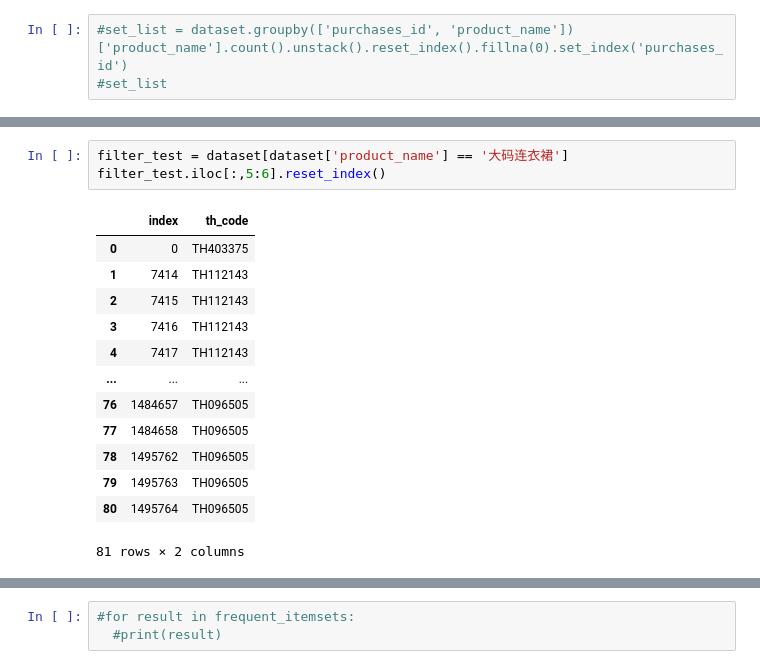
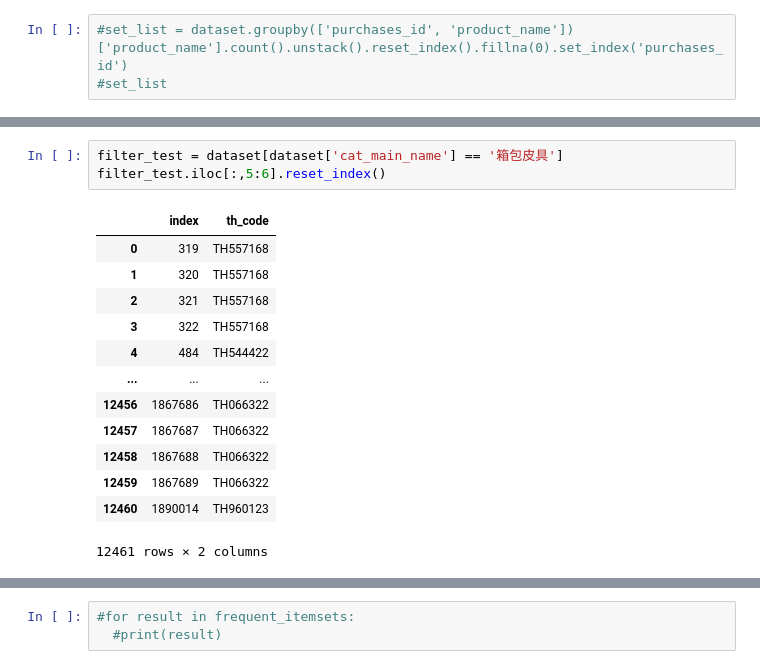
Before and after one commit to kittimaxz/Study, a Jupyter notebook: Test_Association_Rule_M01.ipynb, the cells around one changed output, grey strips where cells are left out. Drawn from its saved outputs; the diff is of its cells as text.

```diff
--- a/Test_Association_Rule_M01.ipynb
+++ b/Test_Association_Rule_M01.ipynb
@@ -340,18 +366,18 @@ transaction_set
 # %%
-filter_test = dataset[dataset['product_name'] == '大码连衣裙']
+filter_test = dataset[dataset['cat_main_name'] == '箱包皮具']
 filter_test.iloc[:,5:6].reset_index()
 # %% [output]
 |  | index | th_code |
-| 0 | 0 | TH403375 |
-| 1 | 7414 | TH112143 |
-| 2 | 7415 | TH112143 |
-| 3 | 7416 | TH112143 |
-| 4 | 7417 | TH112143 |
+| 0 | 319 | TH557168 |
+| 1 | 320 | TH557168 |
+| 2 | 321 | TH557168 |
+| 3 | 322 | TH557168 |
+| 4 | 484 | TH544422 |
 | ... | ... | ... |
-| 76 | 1484657 | TH096505 |
-| 77 | 1484658 | TH096505 |
-| 78 | 1495762 | TH096505 |
-| 79 | 1495763 | TH096505 |
-| 80 | 1495764 | TH096505 |
+| 12456 | 1867686 | TH066322 |
+| 12457 | 1867687 | TH066322 |
+| 12458 | 1867688 | TH066322 |
+| 12459 | 1867689 | TH066322 |
+| 12460 | 1890014 | TH960123 |
-81 rows × 2 columns
+12461 rows × 2 columns
 # %%
```
Also changed, not shown: parts of 13 cells of this notebook.
